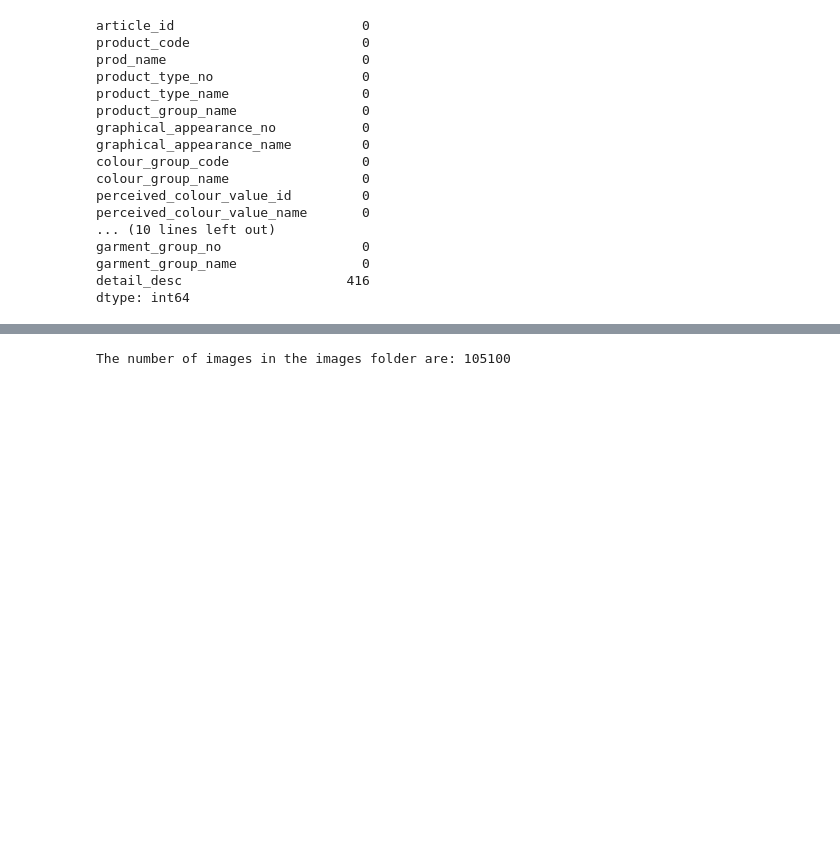
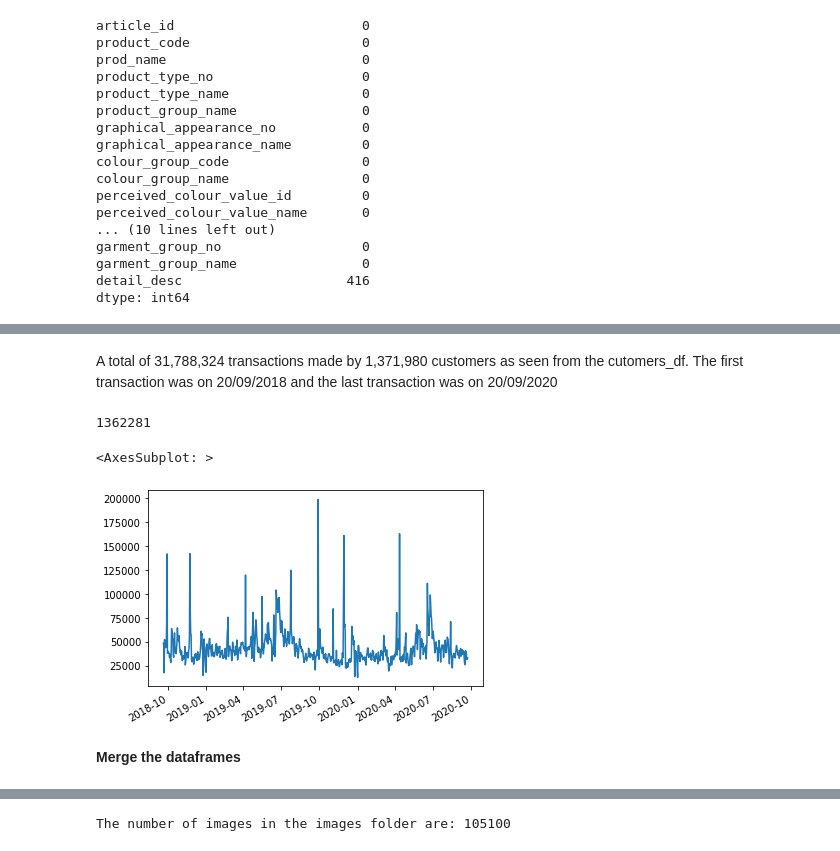
Before and after one commit to Martin-Msb/context-aware-recommendation, a Jupyter notebook: context_aware_recommender.ipynb, the cells around one changed output, grey strips where cells are left out. Drawn from its saved outputs; the diff is of its cells as text; code cells hidden in the pictures; blank space fills up the shorter version.

```diff
--- a/context_aware_recommender.ipynb
+++ b/context_aware_recommender.ipynb
@@ -491,0 +544,2 @@ articles_df.index_group_name.value_counts().plot(kind = 'bar')
+# %%
+transactions_df = pd.read_csv('transactions_train.csv', parse_dates=["t_dat"])
@@ -491,0 +572,14 @@ articles_df.index_group_name.value_counts().plot(kind = 'bar')
+# %% [markdown]
+A total of 31,788,324 transactions made by 1,371,980 customers as seen from the cutomers_df. The first transaction was on 20/09/2018 and the last transaction was on 20/09/2020
+# %%
+#number of unique values
+transactions_df['customer_id'].nunique()
+# %% [output]
+1362281
+# %%
+transactions_df['t_dat'].value_counts().plot()
+# %% [output]
+<AxesSubplot: >
+[figure, added]
+# %% [markdown]
+**Merge the dataframes**
```
Also changed, not shown: parts of 77 cells of this notebook.
